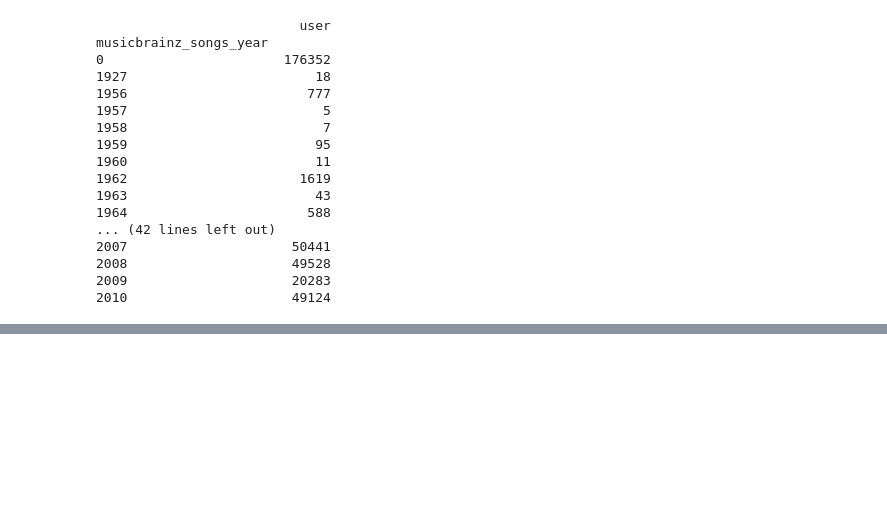
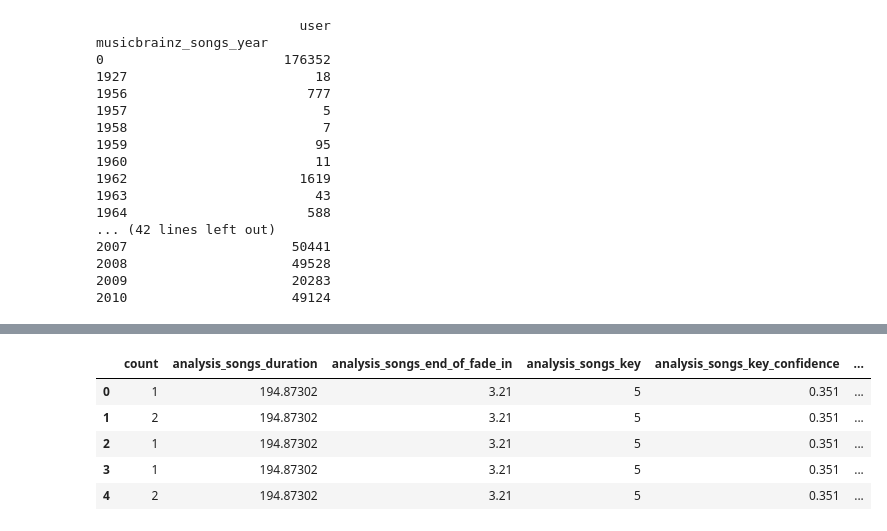
Before and after one commit to skhatri-28/Song-Recommendation-System-Project, a Jupyter notebook: notebooks/preprocessing.ipynb, the cells around one changed output, grey strips where cells are left out. Drawn from its saved outputs; the diff is of its cells as text; code cells hidden in the pictures; blank space fills up the shorter version.

```diff
--- a/notebooks/preprocessing.ipynb
+++ b/notebooks/preprocessing.ipynb
@@ -107,0 +141,6 @@ musicbrainz_songs_year
+# %%
+## Obtain all columns with 0 std
+clean_numeric_df = numeric_data_df.describe().transpose()
+new_df = clean_numeric_df[clean_numeric_df['std']==0]
+rows = new_df.index.tolist()
+print(rows)
@@ -107,0 +149,6 @@ musicbrainz_songs_year
+# %%
+## remove new line characters from list
+col_to_delete=[]
+for i in rows:
+    col_to_delete.append(i.strip())
+print(col_to_delete)
@@ -107,0 +157,4 @@ musicbrainz_songs_year
+# %%
+#Removed 0 std columns from main dataset
+df_with_nonzero_val = df_excl_missing_data.drop(labels=col_to_delete, axis=1)
+df_with_nonzero_val.head()
@@ -107,0 +168,10 @@ musicbrainz_songs_year
+# %%
+numeric_data_df = df_with_nonzero_val.select_dtypes(include='number')
+numeric_data_df.head()
+# %% [output]
+|  | count | analysis_songs_duration | analysis_songs_end_of_fade_in | analysis_songs_key | analysis_songs_key_confidence | ... |
+| 0 | 1 | 194.87302 | 3.21 | 5 | 0.351 | ... |
+| 1 | 2 | 194.87302 | 3.21 | 5 | 0.351 | ... |
+| 2 | 1 | 194.87302 | 3.21 | 5 | 0.351 | ... |
+| 3 | 1 | 194.87302 | 3.21 | 5 | 0.351 | ... |
+| 4 | 2 | 194.87302 | 3.21 | 5 | 0.351 | ... |
```
Also changed, not shown: parts of 11 cells of this notebook.
